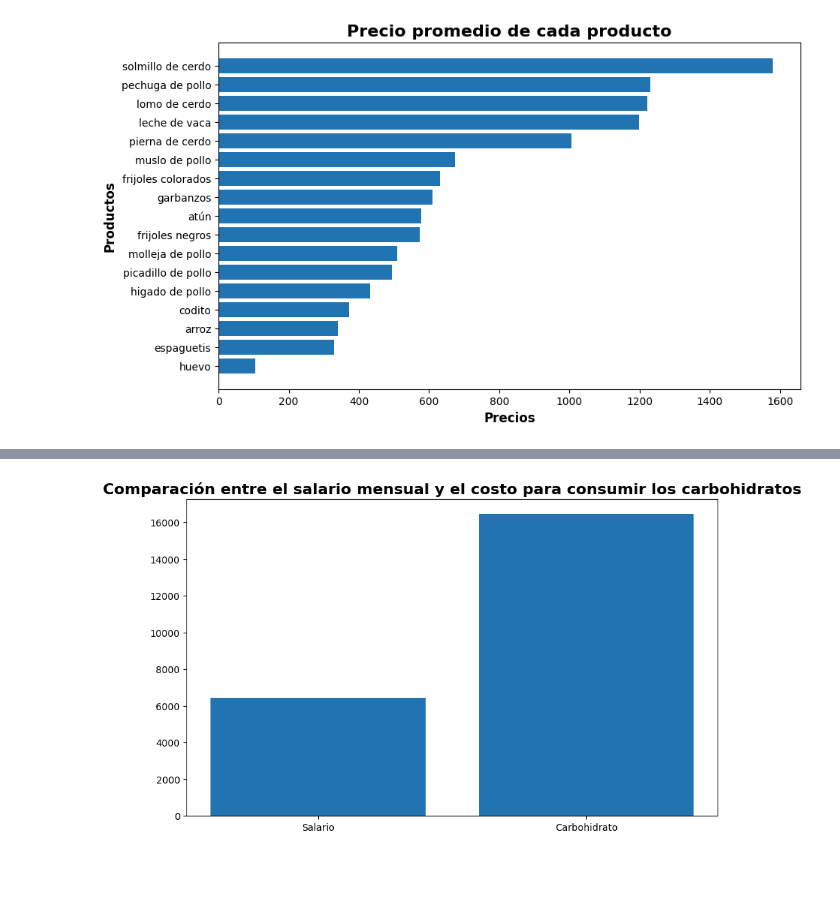
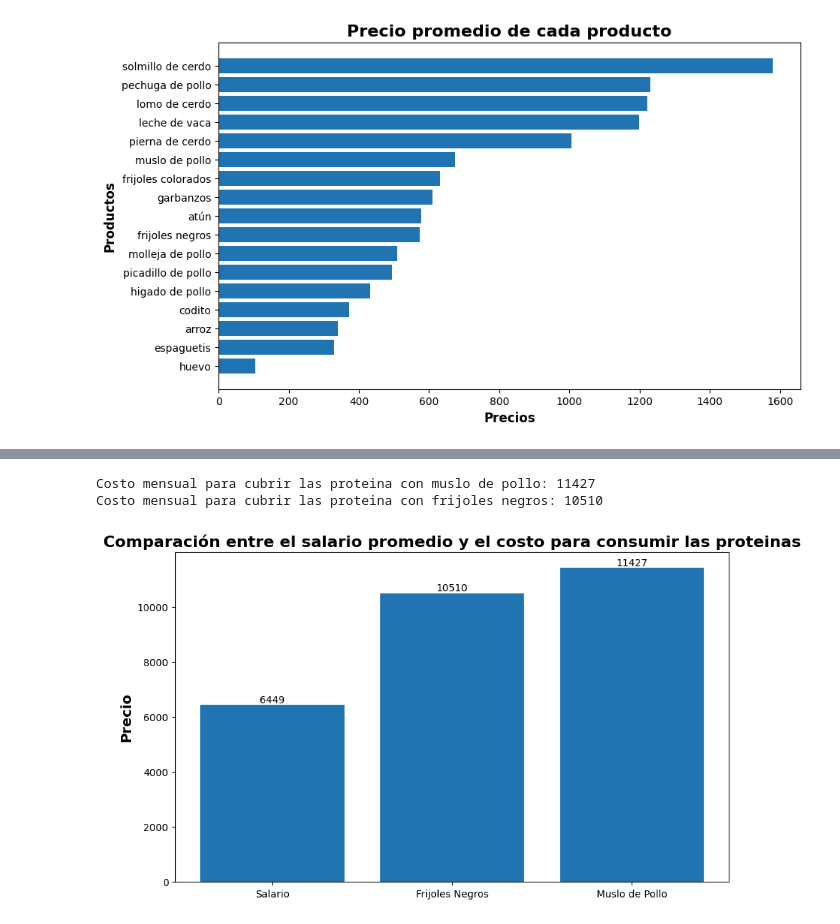
Before and after one commit to datascienceelias-png/proyecto_pipymes, a Jupyter notebook: analisis.ipynb, the cells around one changed output, grey strips where cells are left out. Saved outputs shown, nothing was run; the diff lists cells and outputs as text; code cells hidden in the pictures; blank space fills up the shorter version.

```diff
--- a/analisis.ipynb
+++ b/analisis.ipynb
@@ -141,9 +144,18 @@ El siguiente gráfico compara el costo mensual de los carbohidratos (calculado a
 # %%
 data = fn.calcular_macronutrientes(2600)
-d = data["carbohidratos"]
-cup = 1.14
-costo_mensual = round(d*cup*30)
+d = data["proteinas"] # gramos diarios de proteina necesarios
 
-gr.comparación(costo_mensual)
+muslo_pollo_1g = 5.86
+frijoles_negros_1g = 5.39
+costo_mensual_frijoles = round(d*frijoles_negros_1g*30)
+costo_mensual_muslo_pollo = round(d*muslo_pollo_1g*30)
+
+print(f"Costo mensual para cubrir las proteina con muslo de pollo: {costo_mensual_muslo_pollo}")
+print(f"Costo mensual para cubrir las proteina con frijoles negros: {costo_mensual_frijoles}")
+print()
+
+gr.comparación(costo_mensual_frijoles, costo_mensual_muslo_pollo)
 # %% [output]
+Costo mensual para cubrir las proteina con muslo de pollo: 11427
+Costo mensual para cubrir las proteina con frijoles negros: 10510
-[figure, old version]
+[figure, new version]
```
Also changed, not shown: parts of 3 cells of this notebook, 2 other files.
